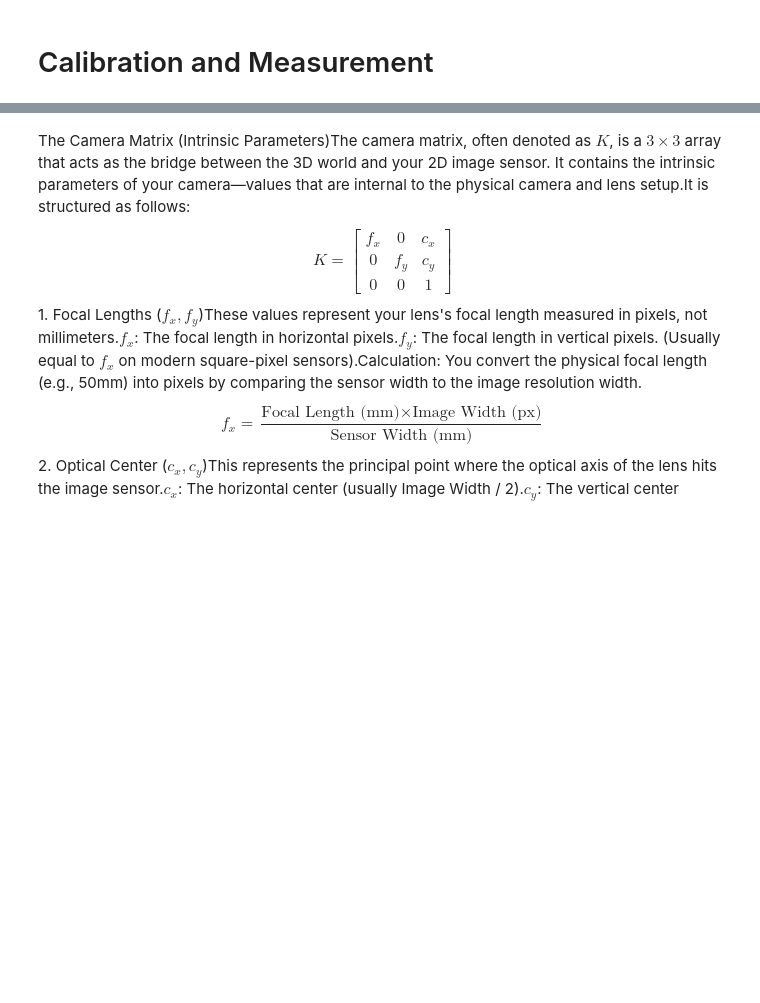
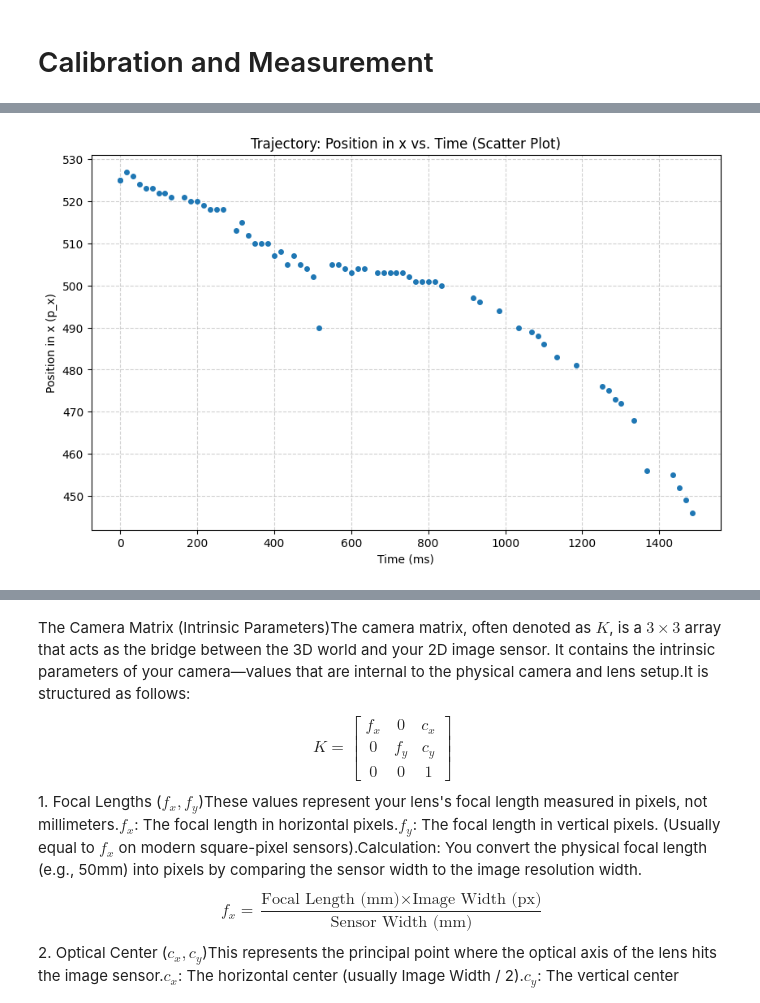
Before and after one commit to fm75/pickleball-data-analysis, a Jupyter notebook: notebooks/UrAco.ipynb, the cells around one changed output, grey strips where cells are left out. Cells and saved outputs as stored; diff of their text form; code cells hidden in the pictures; blank space fills up the shorter version.

```diff
--- a/notebooks/UrAco.ipynb
+++ b/notebooks/UrAco.ipynb
@@ -388,0 +321,19 @@ Press 'q' to quit...
+# %%
+import matplotlib.pyplot as plt
+
+# Create a figure and an axes object
+fig, ax = plt.subplots(figsize=(10, 6))
+
+# Plot the data using circle markers ('o') and no line
+ax.plot(traj_df['ms'], traj_df['p_x'], 'o', markersize=4) # 'markersize' is optional
+
+# Add labels and a title
+ax.set_xlabel("Time (ms)")
+ax.set_ylabel("Position in x (p_x)")
+ax.set_title("Trajectory: Position in x vs. Time (Scatter Plot)")
+ax.grid(True, linestyle='--', alpha=0.6)
+
+# Display the plot
+plt.show()
+# %% [output]
+[figure, added]
```
Also changed, not shown: parts of 38 cells of this notebook.
